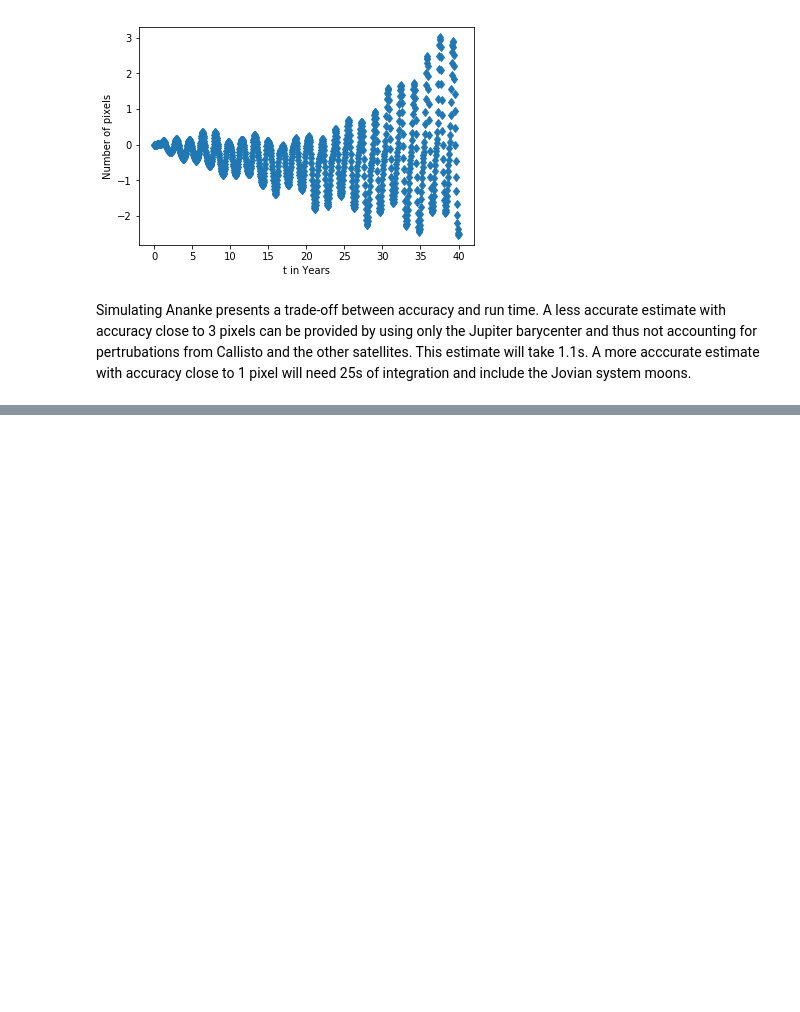
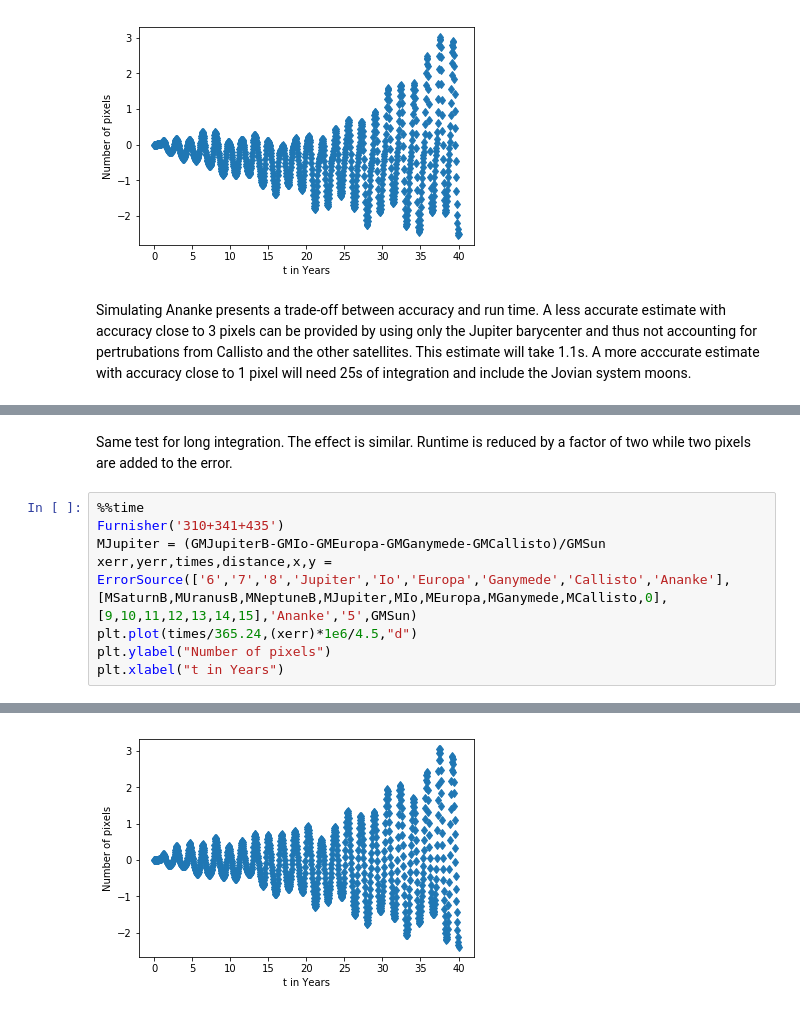
Before and after one commit to Alexandros101/Irregular-Satellites, a Jupyter notebook: AnenkeEarthTests.ipynb, the cells around one changed output, grey strips where cells are left out. Drawn from its saved outputs; the diff is of its cells as text; blank space fills up the shorter version.

```diff
--- a/AnenkeEarthTests.ipynb
+++ b/AnenkeEarthTests.ipynb
@@ -400,0 +417,11 @@ Simulating Ananke presents a trade-off between accuracy and run time. A less acc
+# %% [markdown]
+Same test for long integration. The effect is similar. Runtime is reduced by a factor of two while two pixels are added to the error.
+# %%
+%%time
+Furnisher('310+341+435')
+MJupiter = (GMJupiterB-GMIo-GMEuropa-GMGanymede-GMCallisto)/GMSun
+xerr,yerr,times,distance,x,y = ErrorSource(['6','7','8','Jupiter','Io','Europa','Ganymede','Callisto','Ananke'],[MSaturnB,MUranusB,MNeptuneB,MJupiter,MIo,MEuropa,MGanymede,MCallisto,0],[9,10,11,12,13,14,15],'Ananke','5',GMSun)
+plt.plot(times/365.24,(xerr)*1e6/4.5,"d")
+plt.ylabel("Number of pixels")
+plt.xlabel("t in Years")
+# %% [output]
@@ -400,0 +432 @@ Simulating Ananke presents a trade-off between accuracy and run time. A less acc
+[figure, added]
```
Also changed, not shown: parts of 17 cells of this notebook.
